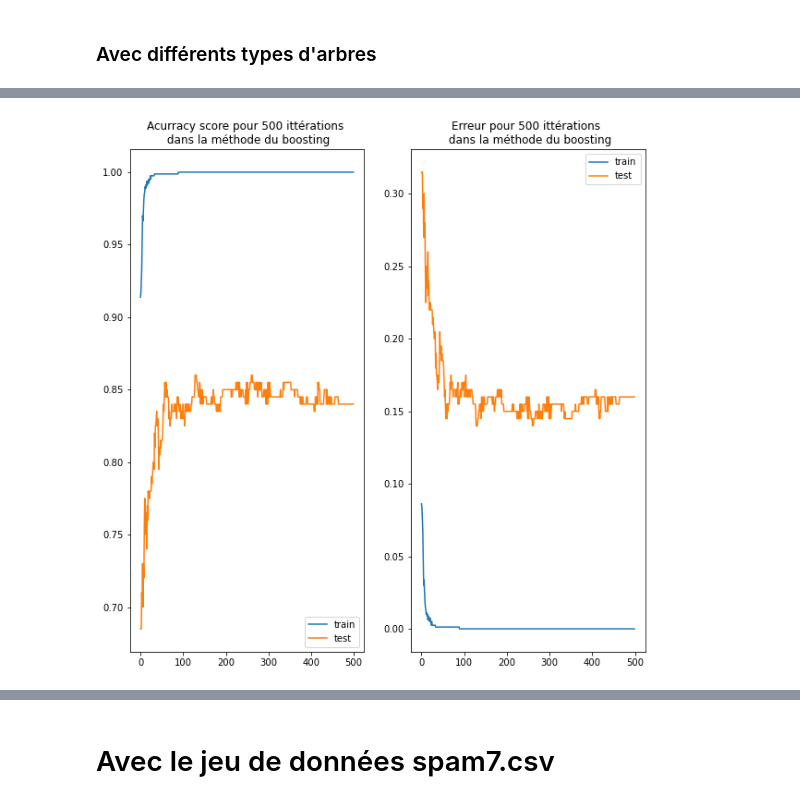
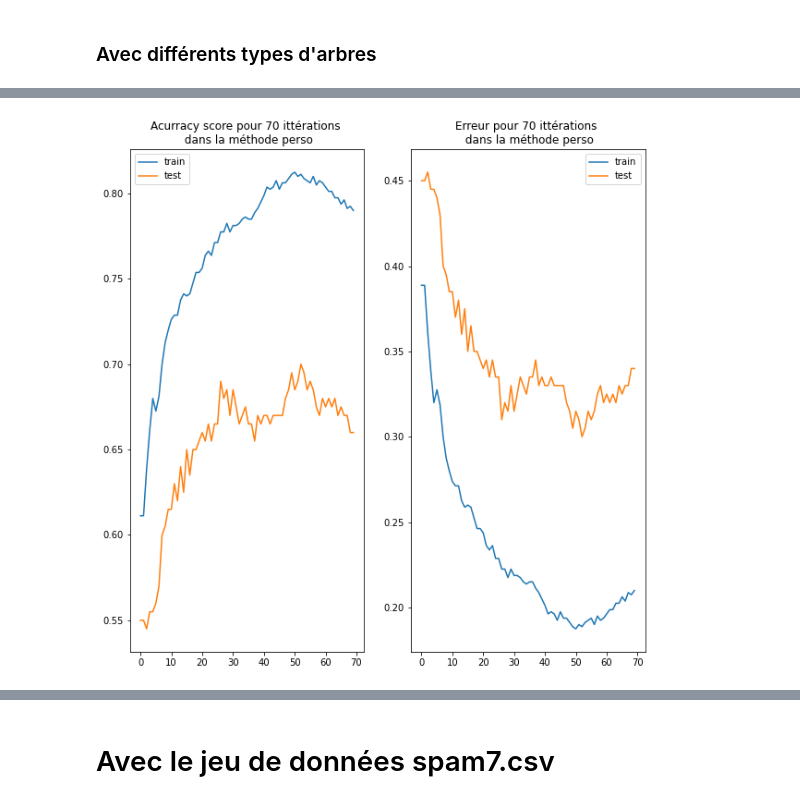
Before and after one commit to Ivanbtz9/Master2_datascience, a Jupyter notebook: Apprentissage Statistique_Panloup/TP2_Random_forest/Exercice_4.ipynb, the cells around one changed output, grey strips where cells are left out. Saved outputs shown, nothing was run; the diff lists cells and outputs as text; code cells hidden in the pictures.

```diff
--- a/Apprentissage Statistique_Panloup/TP2_Random_forest/Exercice_4.ipynb
+++ b/Apprentissage Statistique_Panloup/TP2_Random_forest/Exercice_4.ipynb
@@ -41,0 +310,3 @@ accuracy score test 0.575
+# %%
+clf = DecisionTreeClassifier(criterion='entropy',max_depth=10,ccp_alpha=0.01)
+boosting_tree_classifie(X_train,X_test,Y_train,Y_test,clf,it=10,eta=1,display=True)
@@ -49,8 +324,8 @@ def vote_majoritaire(matrice):
     return np.array(modes).reshape((matrice.shape[0],1))
 
 
-def boosting_tree_classifie(X_train,X_test,Y_train,Y_test,clf,it=10,display=True):
-    models = {}
+def bagging_weight_update(X_train,X_test,Y_train,Y_test,clf,it=10,display=True):
+    models = {} #stocker les modèles à la suite
     n = len(Y_train)
     m = len(Y_test)
     Y_train = np.array(Y_train)
@@ -65,16 +340,18 @@ def boosting_tree_classifie(X_train,X_test,Y_train,Y_test,clf,it=10,display=True
     Y_pred_train = models[f'model{0}'].predict(X_train).reshape((n,1))
     Y_pred_test = models[f'model{0}'].predict(X_test).reshape((m,1))
 
-    for k in range(1,it+1):
+    for k in tqdm(range(1,it+1)):
         models[f'model{k}'] = clf.fit(X_train, Y_train,sample_weight=W)
 
+        # rajouter une colonne avec les nouvelles prédictions pour chaque ittération
         Y_pred_train = np.hstack(( Y_pred_train,models[f'model{k}'].predict(X_train).reshape((n,1)) ) )
         Y_pred_test = np.hstack((Y_pred_test,models[f'model{k}'].predict(X_test).reshape((m,1)) ) )
 
+        #Principe du vote à la majorité sur chaque ligne
         YY_pred_train = vote_majoritaire(Y_pred_train)
         YY_pred_test = vote_majoritaire(Y_pred_test)
 
-        #Chargement de l'erreur de prédiction avec ce modèle Bootstrap
+        #Chargement de l'erreur de prédiction avec ce modèle de bagging
         Err_train.append(1-accuracy_score(YY_pred_train,Y_train))
         Err_test.append(1-accuracy_score(YY_pred_test,Y_test))
 
@@ -83,23 +360,24 @@ def boosting_tree_classifie(X_train,X_test,Y_train,Y_test,clf,it=10,display=True
             P = models[f'model{k}'].predict_proba(X_train)
             for i in range(n):
                 W[i] = 1 - P[i,Y_train[i]]
+
     if display:
         plt.figure(figsize=(10,10))
         plt.subplot(1,2,1)
         plt.plot(1-np.array(Err_train),label='train')
         plt.plot(1-np.array(Err_test),label='test')
-        plt.title(f'Acurracy score pour {it} ittérations \n dans la méthode du boosting')
+        plt.title(f'Acurracy score pour {it} ittérations \n dans la méthode perso')
         plt.legend()
         plt.subplot(1,2,2)
         plt.plot(Err_train,label='train')
         plt.plot(Err_test,label='test')
-        plt.title(f'Erreur pour {it} ittérations \n dans la méthode du boosting')
+        plt.title(f'Erreur pour {it} ittérations \n dans la méthode perso')
         plt.legend()
         plt.show()
 # %% [markdown]
 ### Avec différents types d'arbres
 # %%
-clf = DecisionTreeClassifier(criterion='entropy',max_depth=10,ccp_alpha=0.03)
+clf = DecisionTreeClassifier(criterion='entropy',max_depth=10,ccp_alpha=0.01)
 
-boosting_tree_classifie(X_train,X_test,Y_train,Y_test,clf,it=100,display=True)
+bagging_weight_update(X_train,X_test,Y_train,Y_test,clf,it=100,display=True)
 # %% [output]
@@ -106,0 +385,4 @@ boosting_tree_classifie(X_train,X_test,Y_train,Y_test,clf,it=100,display=True)
+# %%
+from sklearn.ensemble import RandomForestClassifier
+clf = RandomForestClassifier(criterion='entropy',max_depth=50,ccp_alpha=0.03,n_estimators=200)
+bagging_weight_update(X_train,X_test,Y_train,Y_test,clf,it=100,display=True)
@@ -107,6 +391,6 @@ boosting_tree_classifie(X_train,X_test,Y_train,Y_test,clf,it=100,display=True)
 # %%
-clf = DecisionTreeClassifier(criterion='gini',max_depth=7)
+clf = DecisionTreeClassifier(criterion='gini',max_depth=10,ccp_alpha=0.01)
 
-boosting_tree_classifie(X_train,X_test,Y_train,Y_test,clf,it=500,display=True)
+bagging_weight_update(X_train,X_test,Y_train,Y_test,clf,it=70,display=True)
 # %% [output]
-[figure, old version]
+[figure, new version]
```
Also changed, not shown: parts of 26 cells of this notebook, 25 other files.
